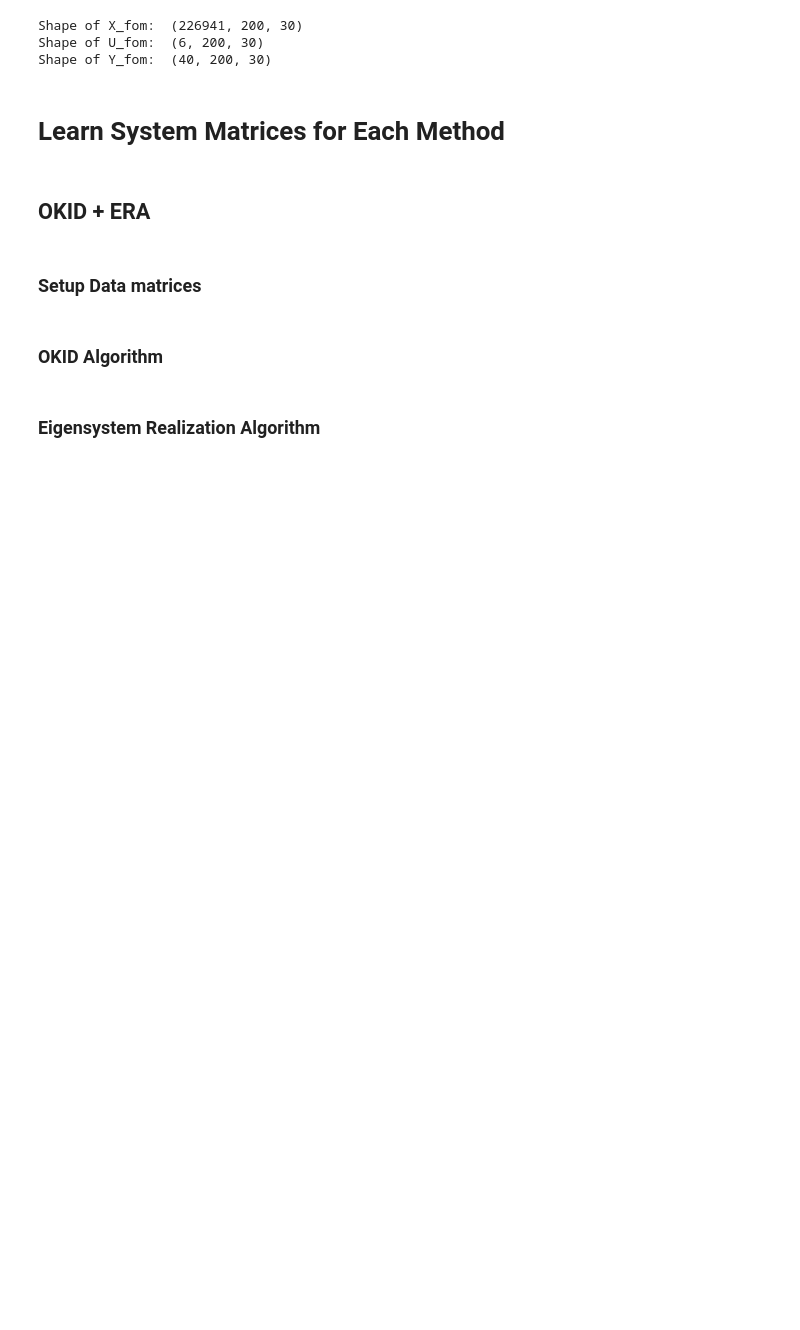
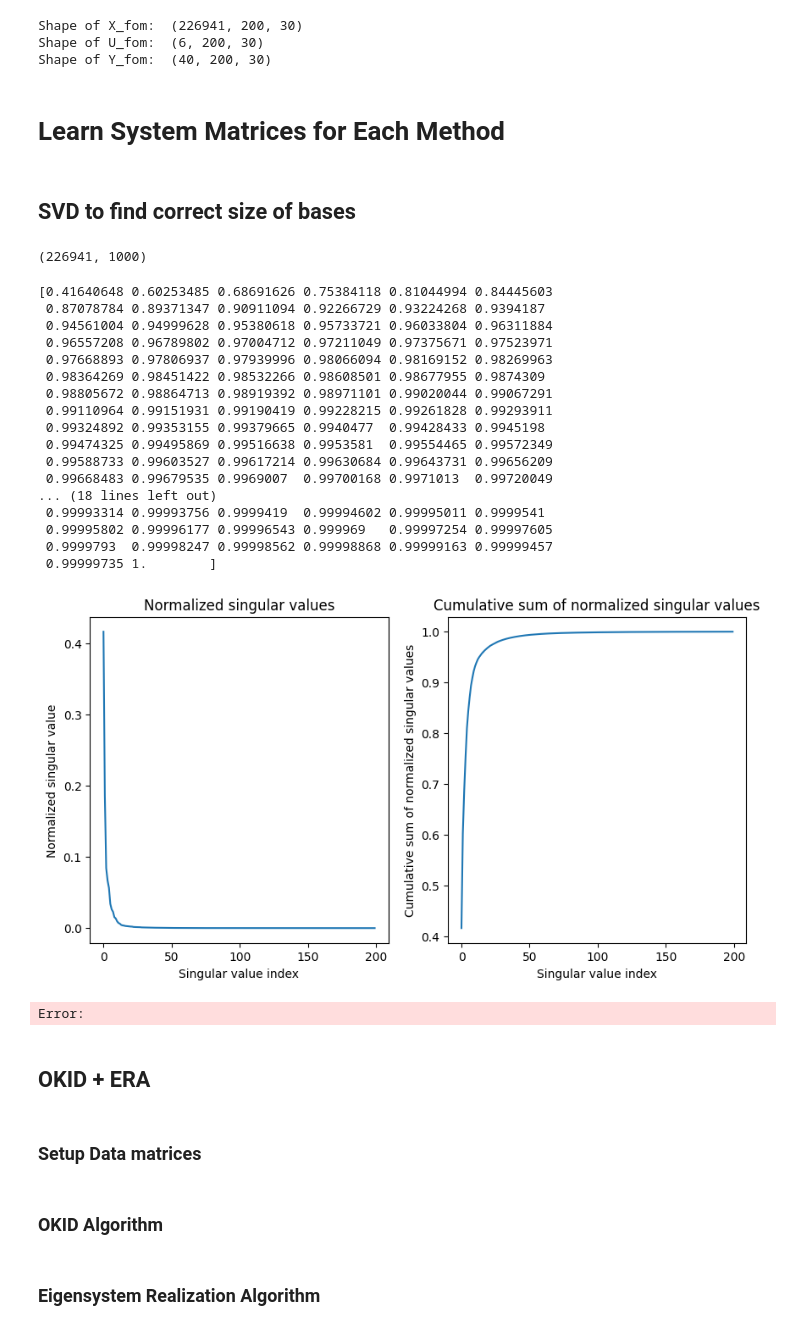
Before and after one commit to iman-adibnazari/anguilliformOptimalControl, a Jupyter notebook: src/compareROMMethods_3Segment.ipynb, the cells around one changed output. Drawn from its saved outputs; the diff is of its cells as text; code cells hidden in the pictures; blank space fills up the shorter version.

Commit message:
update jupyter notebooks for parallel compute

```diff
--- a/src/compareROMMethods_3Segment.ipynb
+++ b/src/compareROMMethods_3Segment.ipynb
@@ -84,6 +101,56 @@ Shape of U_fom:  (6, 200, 30)
 Shape of Y_fom:  (40, 200, 30)
 # %% [markdown]
 # Learn System Matrices for Each Method
+# %% [markdown]
+## SVD to find correct size of bases
+# %%
+# Compute SVD of state training set to find size of reduced basis
+# Unroll the state training set into a matrix
+X_fom_train_da = da.hstack([X_fom[:,:,i] for i in range(n_train)])
+# Get shape of state training set
+print(X_fom_train_da.shape)
+# compute singular values of unrolled state training set
+U_fom_train_da, S_fom_train_da, V_fom_train_da = da.linalg.svd_compressed(X_fom_train_da, 200)
+# Compute normalized singular values
+S_fom_train_norm = S_fom_train_da / da.sum(S_fom_train_da)
+S_fom_train_norm = S_fom_train_norm.compute()
+# %% [output]
+(226941, 1000)
+# %%
+# Plot normalized singular values and the cumulative sum of normalized singular values
+plt.figure(figsize=(10,5))
+plt.subplot(1,2,1)
+plt.plot(S_fom_train_norm)
+plt.title('Normalized singular values')
+plt.xlabel('Singular value index')
+plt.ylabel('Normalized singular value')
+plt.subplot(1,2,2)
+plt.plot(np.cumsum(S_fom_train_norm))
+plt.title('Cumulative sum of normalized singular values')
+plt.xlabel('Singular value index')
+plt.ylabel('Cumulative sum of normalized singular values')
+
+print(np.cumsum(S_fom_train_norm))
+# %% [output]
+[0.41640648 0.60253485 0.68691626 0.75384118 0.81044994 0.84445603
+ 0.87078784 0.89371347 0.90911094 0.92266729 0.93224268 0.9394187
+ 0.94561004 0.94999628 0.95380618 0.95733721 0.96033804 0.96311884
+ 0.96557208 0.96789802 0.97004712 0.97211049 0.97375671 0.97523971
+ 0.97668893 0.97806937 0.97939996 0.98066094 0.98169152 0.98269963
+ 0.98364269 0.98451422 0.98532266 0.98608501 0.98677955 0.9874309
+ 0.98805672 0.98864713 0.98919392 0.98971101 0.99020044 0.99067291
+ 0.99110964 0.99151931 0.99190419 0.99228215 0.99261828 0.99293911
+ 0.99324892 0.99353155 0.99379665 0.9940477  0.99428433 0.9945198
+ 0.99474325 0.99495869 0.99516638 0.9953581  0.99554465 0.99572349
+ 0.99588733 0.99603527 0.99617214 0.99630684 0.99643731 0.99656209
+ 0.99668483 0.99679535 0.9969007  0.99700168 0.9971013  0.99720049
+... (18 lines left out)
+ 0.99993314 0.99993756 0.9999419  0.99994602 0.99995011 0.9999541
+ 0.99995802 0.99996177 0.99996543 0.999969   0.99997254 0.99997605
+ 0.9999793  0.99998247 0.99998562 0.99998868 0.99999163 0.99999457
+ 0.99999735 1.        ]
+[figure, added]
+Error:
 # %% [markdown]
 ## OKID + ERA
 # %% [markdown]
```
Also changed, not shown: parts of 6 cells of this notebook, 2 other files.
